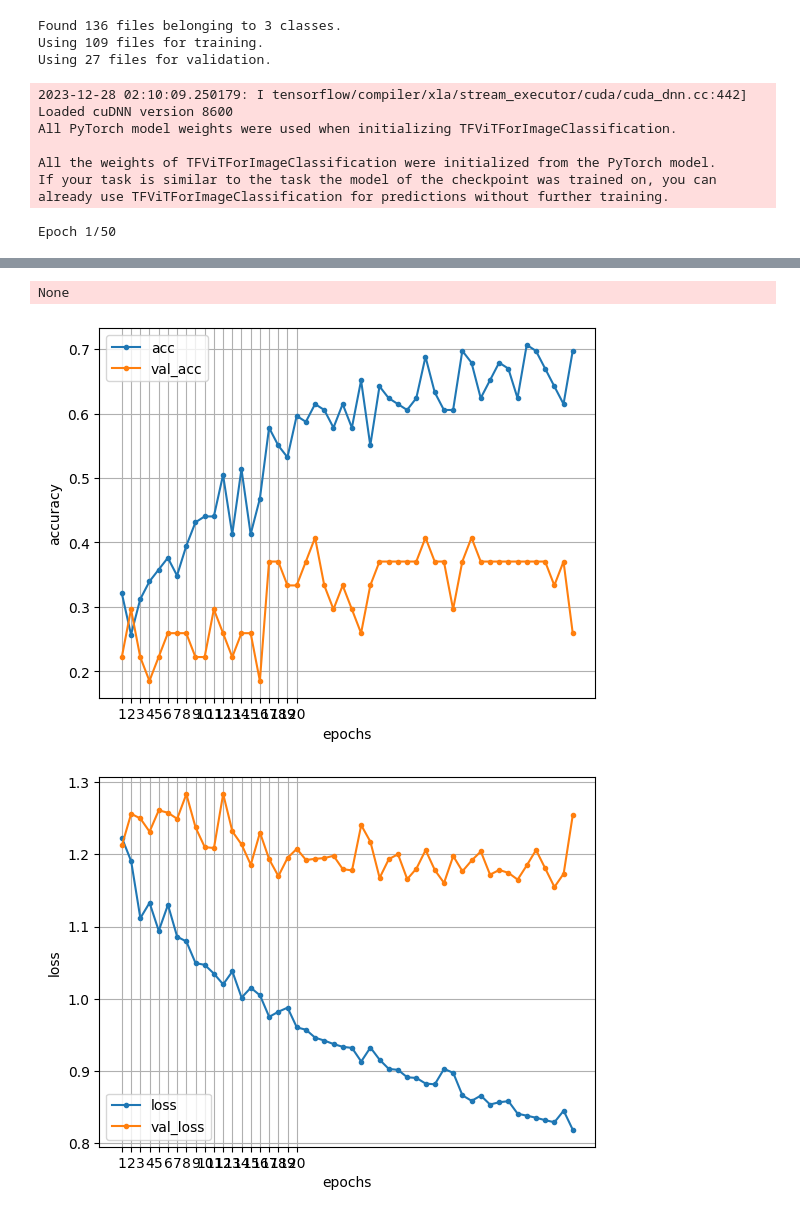
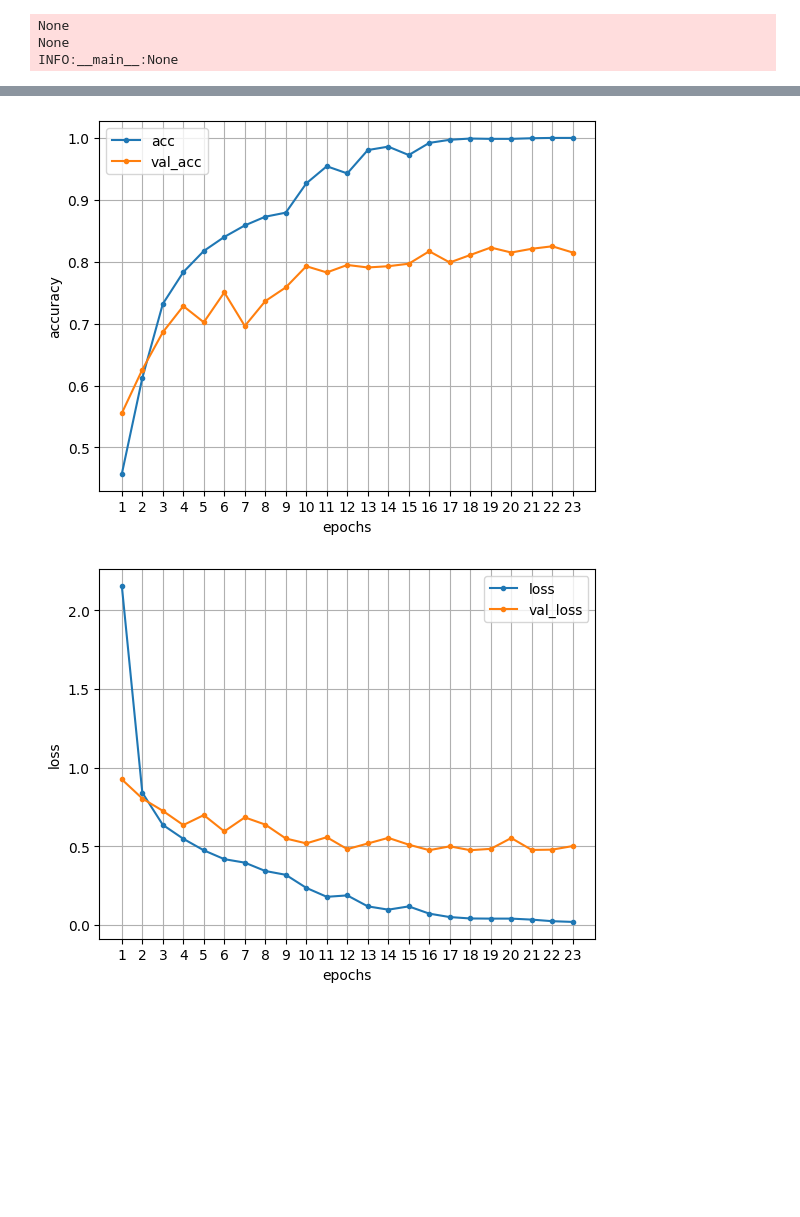
Before and after one commit to Minto312/SBQ, a Jupyter notebook: janken/train.ipynb, the cells around one changed output, grey strips where cells are left out. Drawn from its saved outputs; the diff is of its cells as text; code cells hidden in the pictures; blank space fills up the shorter version.

Commit message:
rm ViT cause of OOM happen. use mobilenet v2

```diff
--- a/janken/train.ipynb
+++ b/janken/train.ipynb
@@ -1,11 +1,14 @@
 # %%
+from gc import callbacks
+from operator import call
 import os
 # os.chdir('/code/janken')
 import numpy as np
 import tensorflow as tf
 from tensorflow.keras.layers import Input, Dense, Resizing, Permute
 import matplotlib.pyplot as plt
-# from .autonotebook import tqdm as notebook_tqdm
+
+import tensorflow_hub
 
 import logging
 logger = logging.getLogger(__name__)
@@ -14,16 +17,18 @@ logger.addHandler(logging.StreamHandler())
 
 from janken_train import plot_result
 
-# from transformers import TFViTModel
-from transformers import TFAutoModelForImageClassification
-
 SEED = 1234
 IMG_DIR = './images'
-BATCH_SIZE = 32
-IMAGE_SIZE = 384
+BATCH_SIZE = 64
+IMAGE_SIZE = 224
 NUM_CLASSES = 3
-N_EPOCHS = 50
+N_EPOCHS = 100
+LR = 1e-3
 
+callbacks = [
+    tf.keras.callbacks.EarlyStopping(monitor='val_loss', patience=5, restore_best_weights=True),
+    tf.keras.callbacks.ReduceLROnPlateau(monitor='val_loss', factor=0.5, patience=5, verbose=1, min_lr=int(1e-6)),
+]
 
 def prepare_dataset():
     train_dataset, valid_dataset = tf.keras.preprocessing.image_dataset_from_directory(
@@ -37,29 +42,29 @@ def prepare_dataset():
                                         )
     return train_dataset, valid_dataset
 
+def define_model():
+    base_model = tensorflow_hub.KerasLayer(
+        "https://www.kaggle.com/models/google/mobilenet-v2/frameworks/TensorFlow2/variations/140-224-classification/versions/2",
+        trainable=False,
+    )
 
+    return tf.keras.Sequential([
+        base_model,
+        Dense(1024, activation='relu'),
+        Dense(NUM_CLASSES, activation='softmax')
+    ])
+
+# TODO: compare with https://github.com/osmr/imgclsmob/blob/master/tensorflow_/tensorflowcv/models/mobilenet.py
 def main():
     train_dataset, valid_dataset = prepare_dataset()
     # TODO: prefetch
 
-    # vit_model = TFViTModel.from_pretrained('google/vit-base-patch16-224-in21k')
-    vit_model = TFAutoModelForImageClassification.from_pretrained("google/vit-base-patch16-384")
-    # vit_model = tf.keras.models.load_model('tf_model.h5')
-    vit_model.trainable = False
-    inputs = Input(shape=(IMAGE_SIZE, IMAGE_SIZE, 3))
-    x = Resizing(IMAGE_SIZE, IMAGE_SIZE)(inputs)
-    x = Permute((3, 1, 2))(x)
-    x = vit_model(x).logits
-    # x = vit.pooler_output
-    # x = Dense(1024, activation='relu')(x)
-    outputs = Dense(NUM_CLASSES, activation='softmax')(x)
-
-    model = tf.keras.Model(inputs=inputs, outputs=outputs)
+    model = define_model()
 
     model.compile(
-    optimizer= "adam",
-    loss = tf.keras.losses.CategoricalCrossentropy(),
-    metrics = ['accuracy'],
+        optimizer= tf.keras.optimizers.Adam(learning_rate=LR),
+        loss = tf.keras.losses.CategoricalCrossentropy(),
+        metrics = ['accuracy'],
     )
 
     history = model.fit(
@@ -68,8 +73,9 @@ def main():
         epochs = N_EPOCHS,
         verbose = 1,
         # class_weight=class_weight,
-        callbacks = [tf.keras.callbacks.EarlyStopping(monitor='val_loss', patience=25, restore_best_weights=True)]
+        callbacks = callbacks,
     )
+
     plot_result(history)
     logger.info(model.summary())
     model.save('test_model.h5')
@@ -97,9 +103,3 @@ Your kernel may have been built without NUMA support.
-Found 136 files belonging to 3 classes.
-Using 109 files for training.
-Using 27 files for validation.
+None
+None
+INFO:__main__:None
-2023-12-28 02:10:09.250179: I tensorflow/compiler/xla/stream_executor/cuda/cuda_dnn.cc:442] Loaded cuDNN version 8600
-All PyTorch model weights were used when initializing TFViTForImageClassification.
-
-All the weights of TFViTForImageClassification were initialized from the PyTorch model.
-If your task is similar to the task the model of the checkpoint was trained on, you can already use TFViTForImageClassification for predictions without further training.
-Epoch 1/50
@@ -127,3 +106,2 @@ _________________________________________________________________
-None
-[figure, old version]
+[figure, new version]
-[figure, old version]
+[figure, new version]
```
Also changed, not shown: parts of 1 cell of this notebook, 8 other files.
